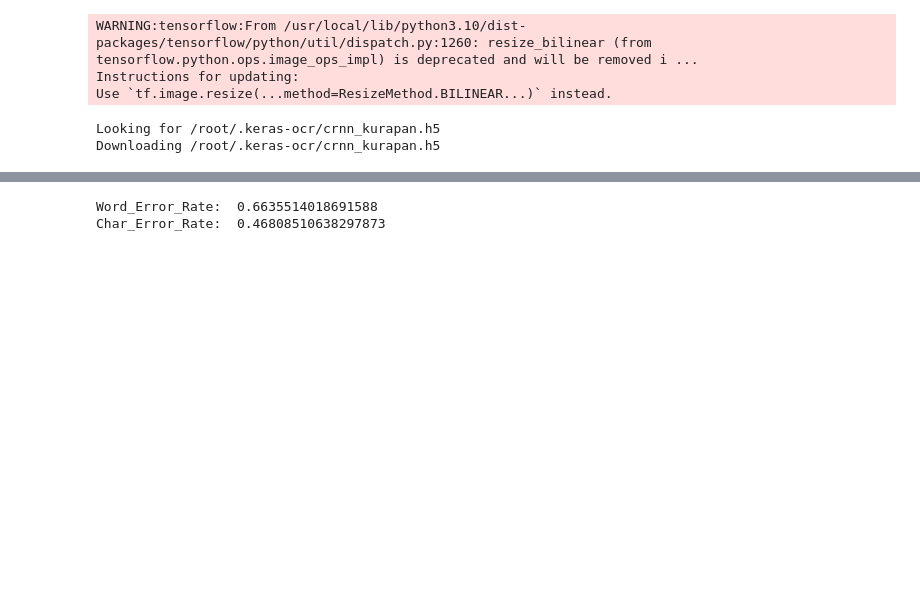
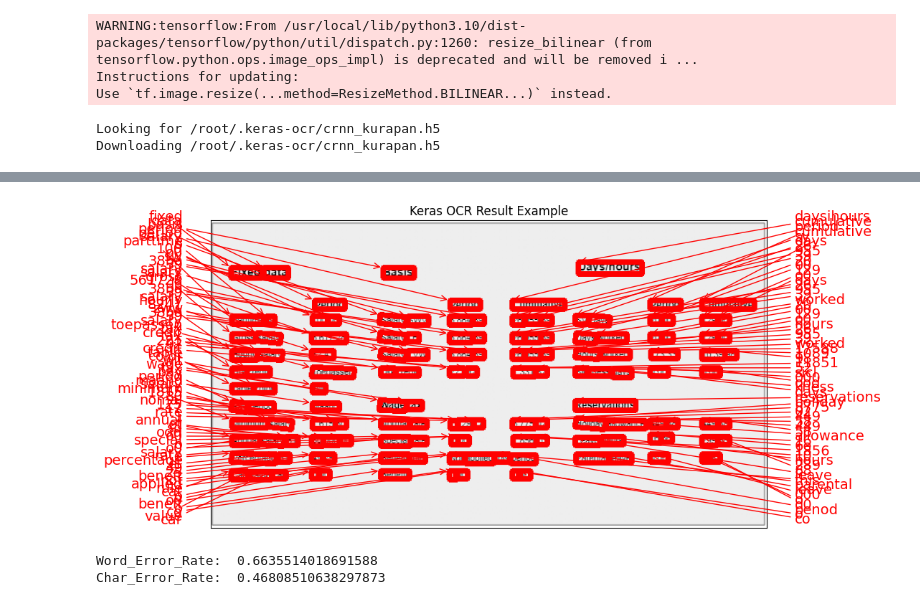
Before and after one commit to AnkushD80692/OpenSource_OCRs, a Jupyter notebook: OCRs.ipynb, the cells around one changed output, grey strips where cells are left out. Saved outputs shown, nothing was run; the diff lists cells and outputs as text; code cells hidden in the pictures; blank space fills up the shorter version.

```diff
--- a/OCRs.ipynb
+++ b/OCRs.ipynb
@@ -142,0 +140,9 @@ keras_results = pipeline.recognize([image_path_in_colab])
+# %%
+# plot the text predictions
+image = cv2.imread(image_path_in_colab)
+
+fig, ax = plt.subplots(figsize=(10, 10))
+keras_ocr.tools.drawAnnotations(plt.imread(image_path_in_colab), keras_results[0], ax=ax)
+ax.set_title('Keras OCR Result Example')
+plt.show()
+# %% [output]
@@ -143,3 +150,4 @@ keras_results = pipeline.recognize([image_path_in_colab])
+[figure, added]
 # %%
 keras_result_string = ""
 for ele in keras_results[0]:
```
Also changed, not shown: parts of 30 cells of this notebook, 1 other file.
